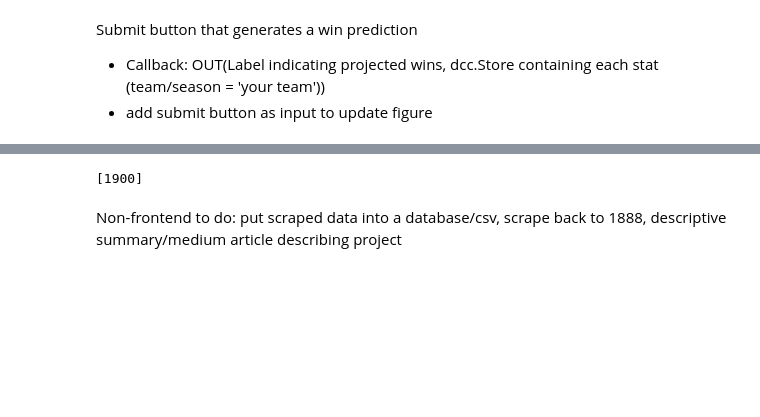
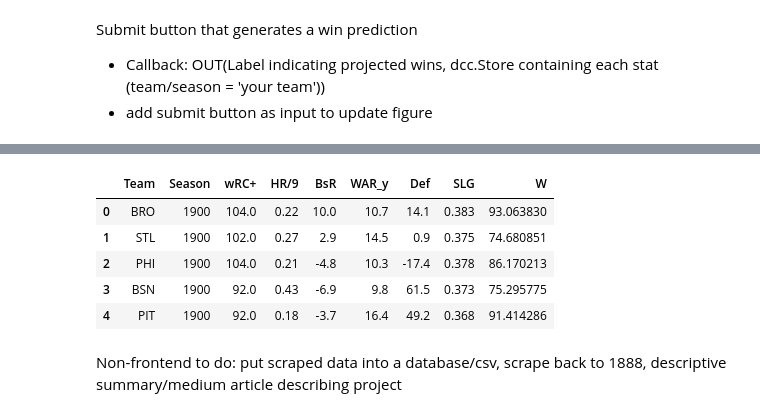
Before and after one commit to timseymour42/mlb-build-a-team, a Jupyter notebook: MLB_Build_a_Team.ipynb, the cells around one changed output, grey strips where cells are left out. Drawn from its saved outputs; the diff is of its cells as text; code cells hidden in the pictures; blank space fills up the shorter version.

```diff
--- a/MLB_Build_a_Team.ipynb
+++ b/MLB_Build_a_Team.ipynb
@@ -1923,10 +2091,15 @@ px.scatter(team_history, x = 'wRC+', y = 'W', hover_data=('Team', 'Season', 'wRC
 update_figure(['SDP'],[2010],[2012],[])
 # %% [output]
 [interactive output not drawn]
-# %%
-[1900]
-# %% [output]
-[1900]
+# %%
+team_history.head()
+# %% [output]
+|  | Team | Season | wRC+ | HR/9 | BsR | WAR_y | Def | SLG | W |
+| 0 | BRO | 1900 | 104.0 | 0.22 | 10.0 | 10.7 | 14.1 | 0.383 | 93.063830 |
+| 1 | STL | 1900 | 102.0 | 0.27 | 2.9 | 14.5 | 0.9 | 0.375 | 74.680851 |
+| 2 | PHI | 1900 | 104.0 | 0.21 | -4.8 | 10.3 | -17.4 | 0.378 | 86.170213 |
+| 3 | BSN | 1900 | 92.0 | 0.43 | -6.9 | 9.8 | 61.5 | 0.373 | 75.295775 |
+| 4 | PIT | 1900 | 92.0 | 0.18 | -3.7 | 16.4 | 49.2 | 0.368 | 91.414286 |
 # %% [markdown]
 Non-frontend to do: put scraped data into a database/csv, scrape back to 1888, descriptive summary/medium article describing project
 # %%
```
Also changed, not shown: parts of 23 cells of this notebook.
